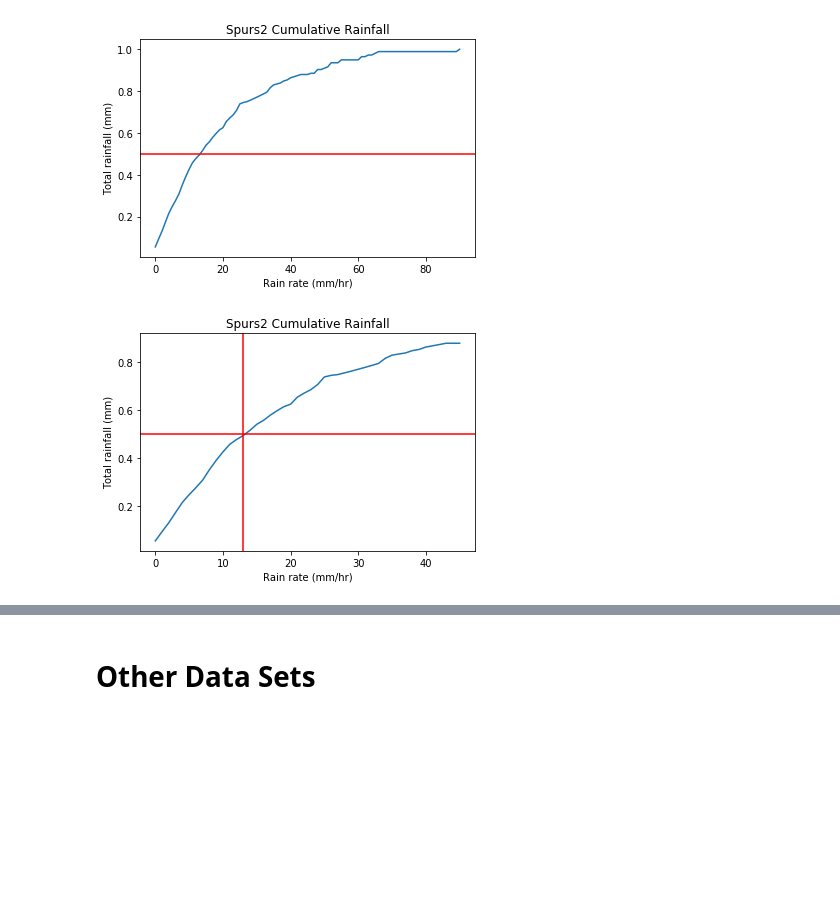
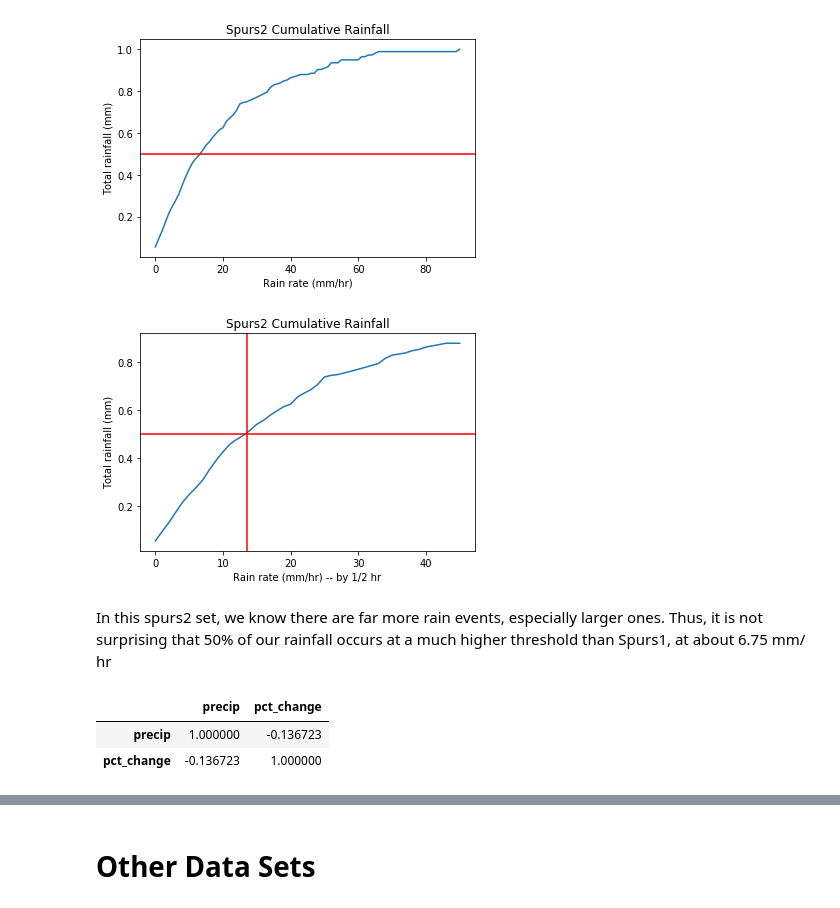
Before and after one commit to uncw-cubesat-lab/rain-class, a Jupyter notebook: Intuitive Look at Precipitation Measures.ipynb, the cells around one changed output, grey strips where cells are left out. Saved outputs shown, nothing was run; the diff lists cells and outputs as text; code cells hidden in the pictures; blank space fills up the shorter version.

```diff
--- a/Intuitive Look at Precipitation Measures.ipynb
+++ b/Intuitive Look at Precipitation Measures.ipynb
@@ -219,9 +289,19 @@ plt.title('Spurs2 Cumulative Rainfall');
 # %%
 plt.plot(halfsum)
 plt.axhline(y=.5, color='r')
-plt.axvline(x=13, color='r')
-plt.xlabel('Rain rate (mm/hr)')
+plt.axvline(x=13.5, color='r')
+plt.xlabel('Rain rate (mm/hr) -- by 1/2 hr')
 plt.ylabel('Total rainfall (mm)')
 plt.title('Spurs2 Cumulative Rainfall');
 # %% [output]
-[figure, old version]
+[figure, new version]
+# %% [markdown]
+In this spurs2 set, we know there are far more rain events, especially larger ones. Thus, it is not surprising that 50% of our rainfall occurs at a much higher threshold than Spurs1, at about 6.75 mm/ hr
+# %%
+rain2 = data2[data2['precip'] > 0]
+lagged2 = pd.concat([rainlag2, pct_lag2], axis=1, join='outer')
+lagged2.corr()
+# %% [output]
+|  | precip | pct_change |
+| precip | 1.000000 | -0.136723 |
+| pct_change | -0.136723 | 1.000000 |
```
Also changed, not shown: parts of 48 cells of this notebook.
